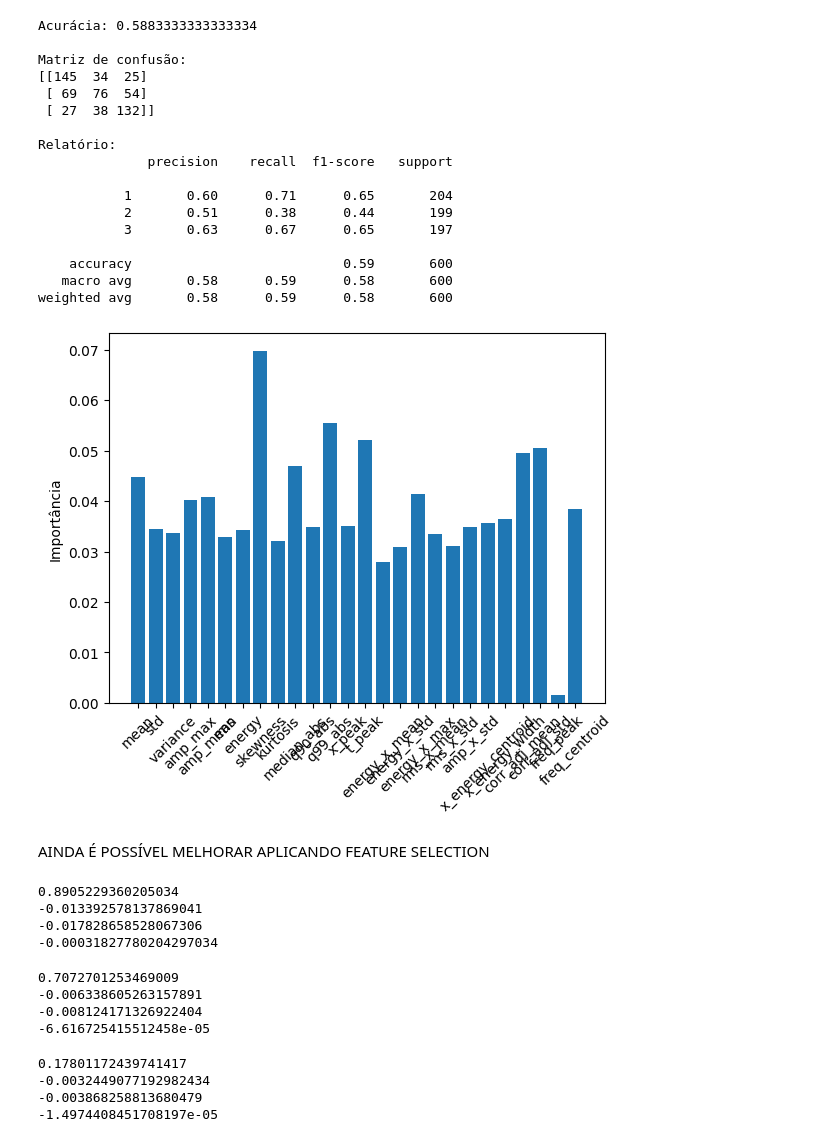
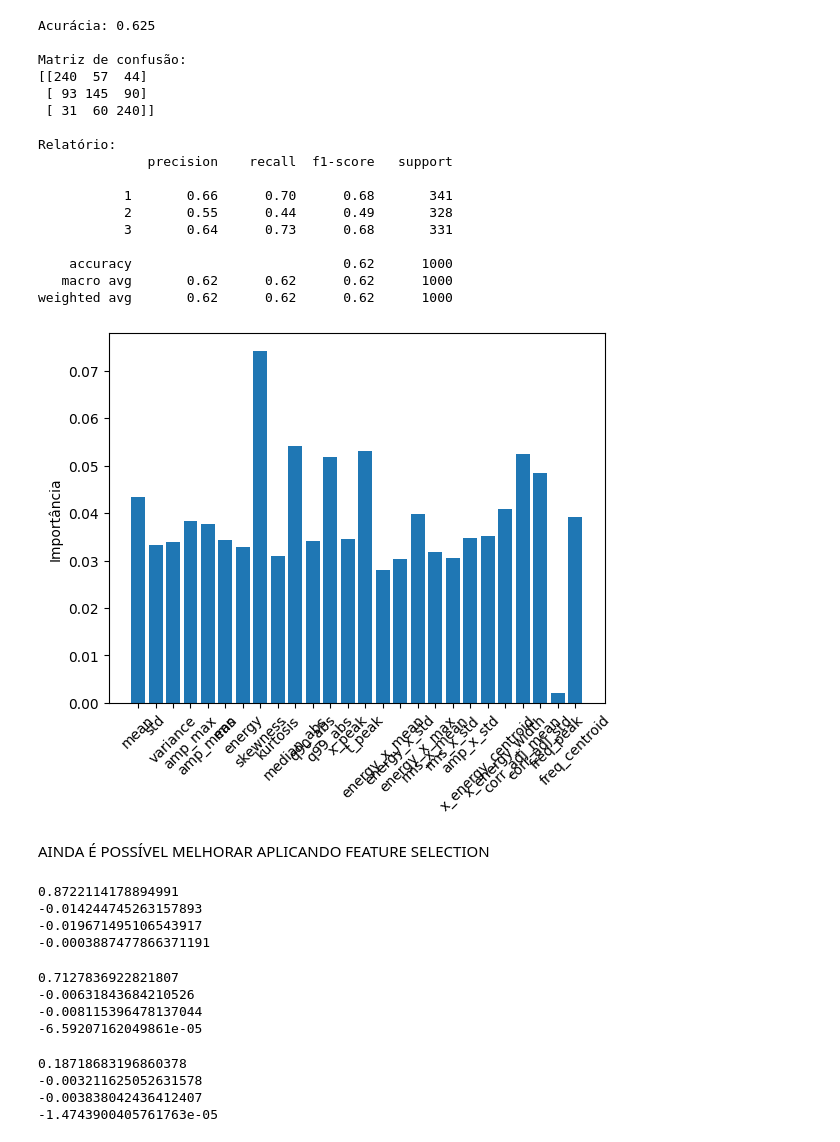
Before and after one commit to andrefsr/Machine-Learning-on-detection-of-buried-cylinders-via-GPR, a Jupyter notebook: sec_sim/machine_learning/machine_learning.ipynb, the cells around one changed output. Drawn from its saved outputs; the diff is of its cells as text; code cells hidden in the pictures.

```diff
--- a/sec_sim/machine_learning/machine_learning.ipynb
+++ b/sec_sim/machine_learning/machine_learning.ipynb
@@ -17,7 +17,8 @@ import pandas as pd
 #     method="percentile",
 #     rng=np.random.default_rng(42))
 # %%
-df = pd.read_csv('databasev2.csv')
+# df = pd.read_csv('databasev2.csv')
+df = pd.read_csv('databasev3.csv')
 
 # df = df[df['t_peak']>0.1e-9]
 
@@ -35,44 +36,44 @@ modelo.fit(X_train, y_train)
 y_pred = modelo.predict(X_test)
 
 print("Acurácia:", accuracy_score(y_test,y_pred))
 
 print("\nMatriz de confusão:")
 print(confusion_matrix(y_test,y_pred))
 
 print("\nRelatório:")
 print(classification_report(y_test,y_pred))
 
 nomes = ['mean', 'std', 'variance', 'amp_max', 'amp_mean', 'rms', 'energy',
        'skewness', 'kurtosis', 'median_abs', 'q90_abs', 'q99_abs', 'x_peak',
        't_peak', 'energy_x_mean', 'energy_x_std', 'energy_x_max', 'rms_x_mean',
        'rms_x_std', 'amp_x_std', 'x_energy_centroid', 'x_energy_width',
        'corr_adj_mean', 'corr_adj_std', 'freq_peak', 'freq_centroid']
 
 imp = modelo.feature_importances_
 
 plt.bar(nomes,imp)
 plt.ylabel("Importância")
 plt.xticks(rotation=45)
 plt.show()
 # %% [output]
-Acurácia: 0.5883333333333334
+Acurácia: 0.625
 
 Matriz de confusão:
-[[145  34  25]
- [ 69  76  54]
- [ 27  38 132]]
+[[240  57  44]
+ [ 93 145  90]
+ [ 31  60 240]]
 
 Relatório:
               precision    recall  f1-score   support
 
-           1       0.60      0.71      0.65       204
-           2       0.51      0.38      0.44       199
-           3       0.63      0.67      0.65       197
+           1       0.66      0.70      0.68       341
+           2       0.55      0.44      0.49       328
+           3       0.64      0.73      0.68       331
 
-    accuracy                           0.59       600
-   macro avg       0.58      0.59      0.58       600
-weighted avg       0.58      0.59      0.58       600
+    accuracy                           0.62      1000
+   macro avg       0.62      0.62      0.62      1000
+weighted avg       0.62      0.62      0.62      1000
-[figure, old version]
+[figure, new version]
 # %% [markdown]
 AINDA É POSSÍVEL MELHORAR APLICANDO FEATURE SELECTION
 # %%
@@ -92,10 +93,10 @@ print(results['test_MAE'].mean())
 print(results['test_RMSE'].mean())
 print(results['test_MSE'].mean())
 # %% [output]
-0.8905229360205034
--0.013392578137869041
--0.017828658528067306
--0.00031827780204297034
+0.8722114178894991
+-0.014244745263157893
+-0.019671495106543917
+-0.0003887477866371191
 # %%
 y = Y['pos_y']
 
@@ -112,10 +113,10 @@ print(results['test_MAE'].mean())
 print(results['test_RMSE'].mean())
 print(results['test_MSE'].mean())
 # %% [output]
-0.7072701253469009
--0.006338605263157891
--0.008124171326922404
--6.616725415512458e-05
+0.7127836922821807
+-0.00631843684210526
+-0.008115396478137044
+-6.59207162049861e-05
 # %%
 y = Y['radius']
 
@@ -132,7 +133,7 @@ print(results['test_MAE'].mean())
 print(results['test_RMSE'].mean())
 print(results['test_MSE'].mean())
 # %% [output]
-0.17801172439741417
--0.0032449077192982434
--0.003868258813680479
--1.4974408451708197e-05
+0.18718683196860378
+-0.003211625052631578
+-0.003838042436412407
+-1.4743900405761763e-05
```
Also changed, not shown: 11 other files.
